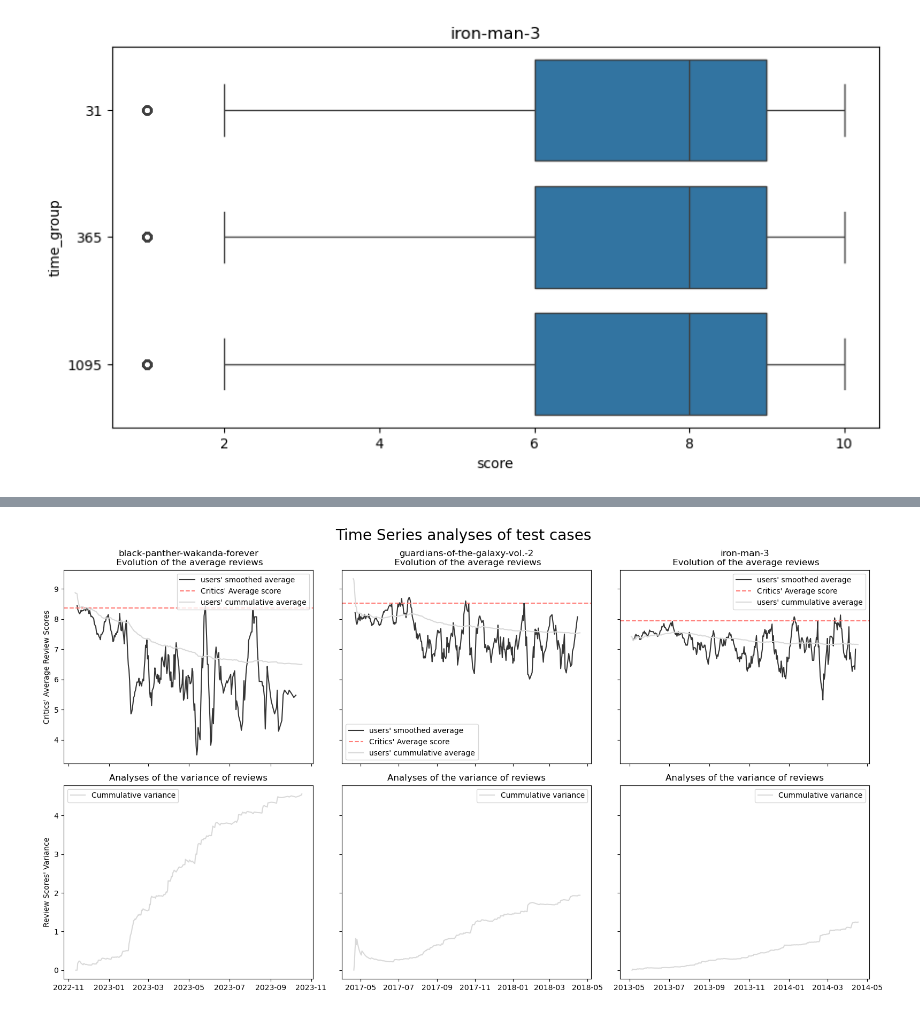
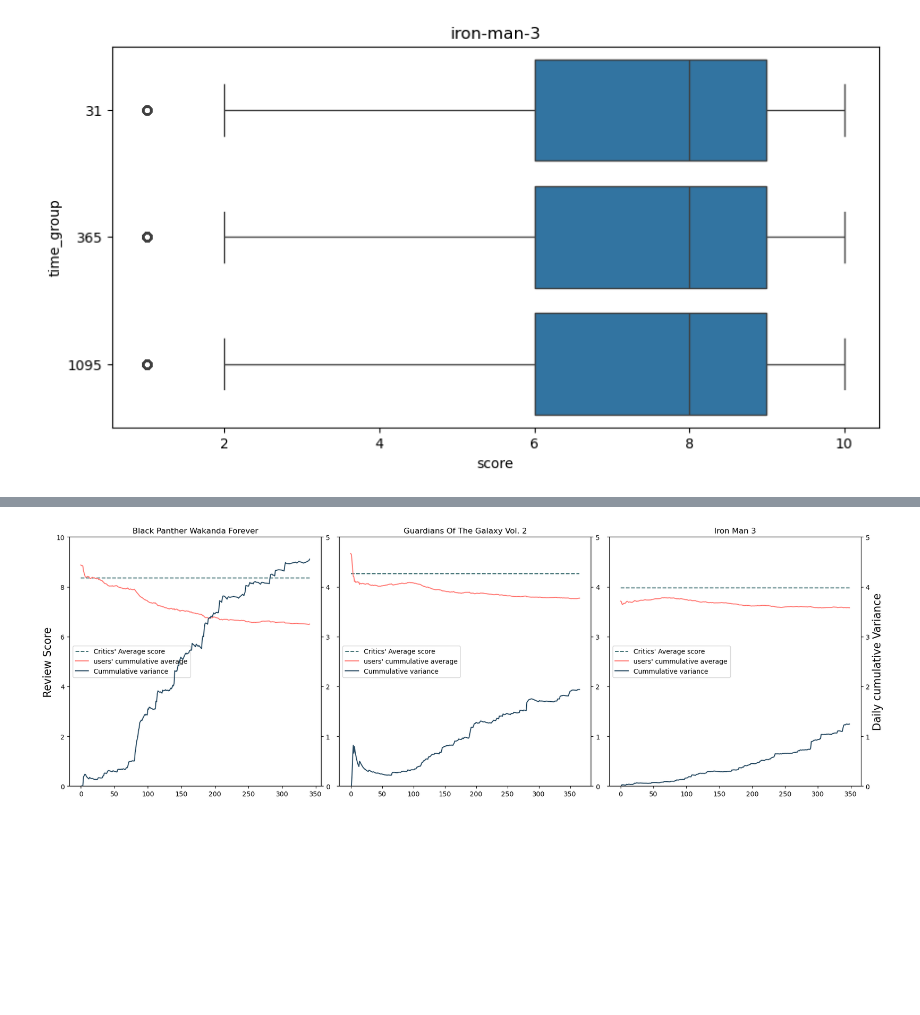
Before and after one commit to rizz-kings/data-in-the-wild, a Jupyter notebook: notebooks/popularity_analysis.ipynb, the cells around one changed output, grey strips where cells are left out. Drawn from its saved outputs; the diff is of its cells as text; code cells hidden in the pictures; blank space fills up the shorter version.

Commit message:
update plots

```diff
--- a/notebooks/popularity_analysis.ipynb
+++ b/notebooks/popularity_analysis.ipynb
@@ -166,40 +166,53 @@ critic_review_df.head()
 | 3 | ant-man-and-the-wasp-quantumania | Sarah Vincent | True | 2023-10-18 | the two-dimensional supporting ch... | https://www.rottentomatoes.com/m/... | 2023-10-20 |
 | 4 | ant-man-and-the-wasp-quantumania | Rick Bentley | True | 2023-10-17 | The errors are easy to miss becau... | https://www.rottentomatoes.com/m/... | 2023-10-20 |
 # %%
-fig, ax = plt.subplots(2,3, figsize=(16,9), sharex='col', sharey='row')
+fig, ax = plt.subplots(1,3, figsize=(18,6), sharex='col', sharey='row')
 for i, (idx, name) in enumerate(movie_names.items()):
     movie_df = user_review_df[user_review_df["movie"] == name]
     movie_df = movie_df[movie_df["date"] >= df.loc[idx]["release_date"]]
     movie_df = movie_df[movie_df["date"] <= df.loc[idx]["release_date"] + timedelta(days=365)]
+    basedate = movie_df["date"].min()
+    movie_df['time since'] = movie_df.apply(lambda x: (x["date"] - basedate).days, axis=1)
     critic_df = critic_review_df[critic_review_df["movie"] == name]
-    movie_df = movie_df.groupby("date")["score"].mean()
+    movie_df = movie_df.groupby("time since")["score"].mean()
     if movie_df.empty:
         continue
     average_score =  (len(critic_df[critic_df["is_rotten"] == False])/len(critic_df)) * 10
 
     rolling_df = movie_df.rolling(7, center=True).mean()
 
-    # ax[0,0].plot(movie_df, color="blue", alpha=0.1)
-    ax[0,i].plot(rolling_df, color="#353535", label="users' smoothed average")
-    ax[0,i].axhline(y=average_score, color='#FF7D78', linestyle='--', label="Critics' Average score")
-    ax[0,i].plot(movie_df.expanding().mean(), color="#D9D9D9", label="users' cummulative average")
-    ax[0,i].legend()
-    ax[0,i].set_title(f"{name}\n Evolution of the average reviews")
-    # sns.boxplot(x=movie_df.index.strftime('%Y'), y=movie_df, ax=ax[0,1])
+    # ax[0,i].plot(movie_df, color="blue", alpha=0.1)
+    # ax[0,i].plot(rolling_df, color="#353535", label="users' smoothed average")
+    lns1 = ax[i].plot(movie_df.index, np.repeat(average_score, len(movie_df.index)), color='#3C6E71', linestyle='--', label="Critics' Average score")
+    lns2 = ax[i].plot(movie_df.expanding().mean(), color="#FF7D78", label="users' cummulative average")
+    ax[i].set_ylim(0,10)
+    # ax[0,i].plot(movie_df.expanding().mean(), color="#D9D9D9", label="users' cummulative average")
+    # ax[0,i].legend()
+    ax[i].set_title(f"{name.replace('-', ' ').title()}")
+    # # sns.boxplot(x=movie_df.index.strftime('%Y'), y=movie_df, ax=ax[0,1])
 
-    ax[1,i].plot(movie_df.expanding().var(), color="#D9D9D9", label="Cummulative variance")
-    ax[1,i].legend()
-    ax[1,i].set_title("Analyses of the variance of reviews")
-    ax[1,0].set_ylabel("Review Scores' Variance")
+    ax2 = ax[i].twinx()
+    ax2.set_ylim(0,5)
 
-plt.suptitle(f"Time Series analyses of test cases", fontsize=20)
-ax[0,0].set_ylabel("Critics' Average Review Scores")
+    lns3 = ax2.plot(movie_df.expanding().var(), color="#284B63", label="Cummulative variance")
 
+    lns = lns1 + lns2+lns3
+    labs = [l.get_label() for l in lns]
+    ax[i].legend(lns, labs, loc=6)
+    # ax2.fill_between(, movie_df.expanding().var(), step="pre", alpha=0.4)
+    # ax2[1,i].legend()
+    # ax[1,i].set_title("Analyses of the variance of reviews")
+ax[0].set_ylabel("Review Score", fontsize=16)
+
+ax2.set_ylabel("Daily cumulative Variance", fontsize=16)
+# ax2.set_ylabel("Daily Cumulative variance")
+# plt.suptitle(f"Time Series analyses of test cases", fontsize=20)
+# ax[0,0].set_ylabel("Critics' Average Review Scores")
 plt.tight_layout()
 plt.savefig("../data/raw/plots/average_variance_user_reviews.png")
 plt.show()
 # %% [output]
-[figure, old version]
+[figure, new version]
 # %%
 from matplotlib.colors import ListedColormap, LogNorm, Normalize
 
```
Also changed, not shown: parts of 2 cells of this notebook, 1 other file.
